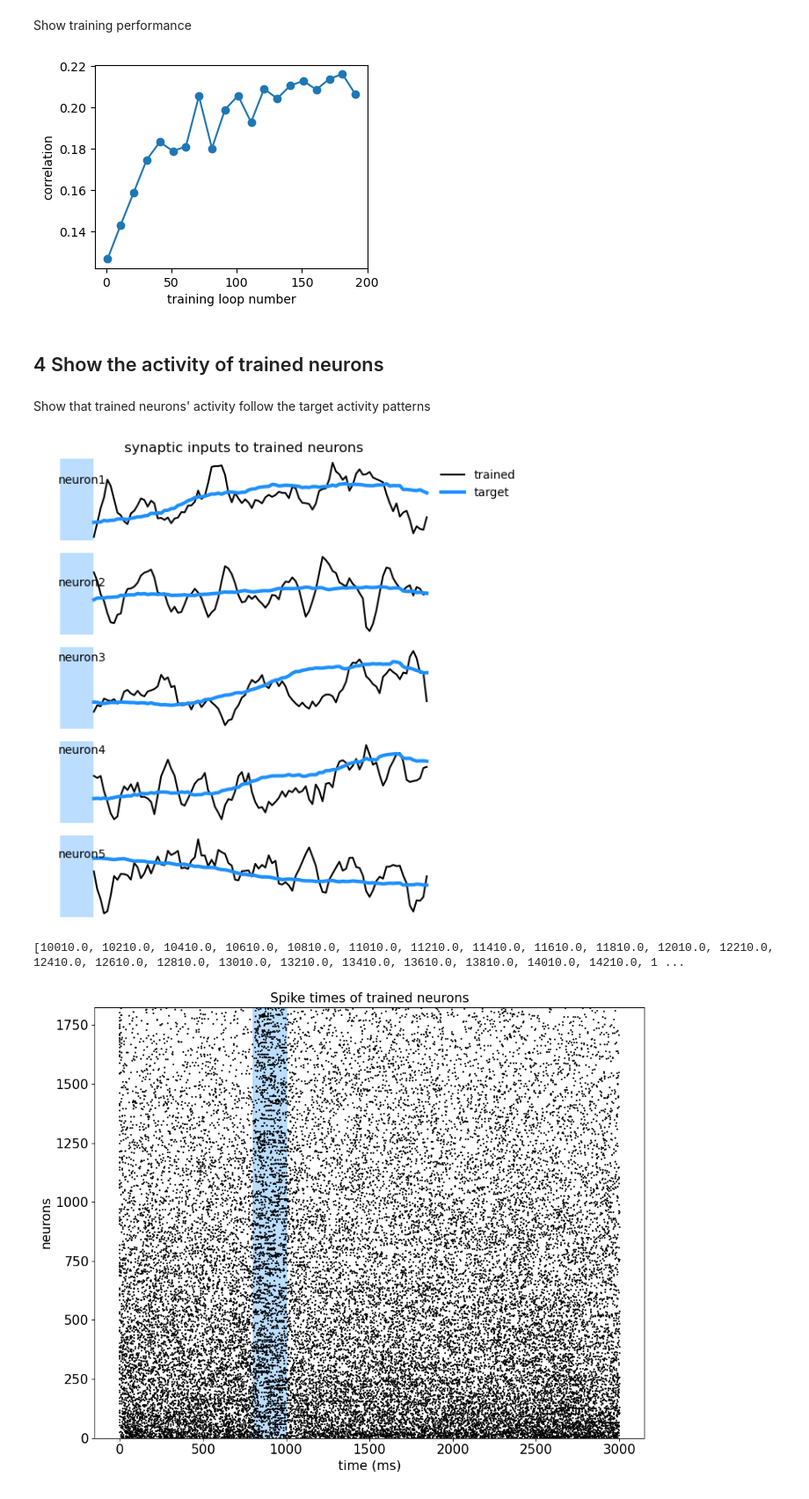
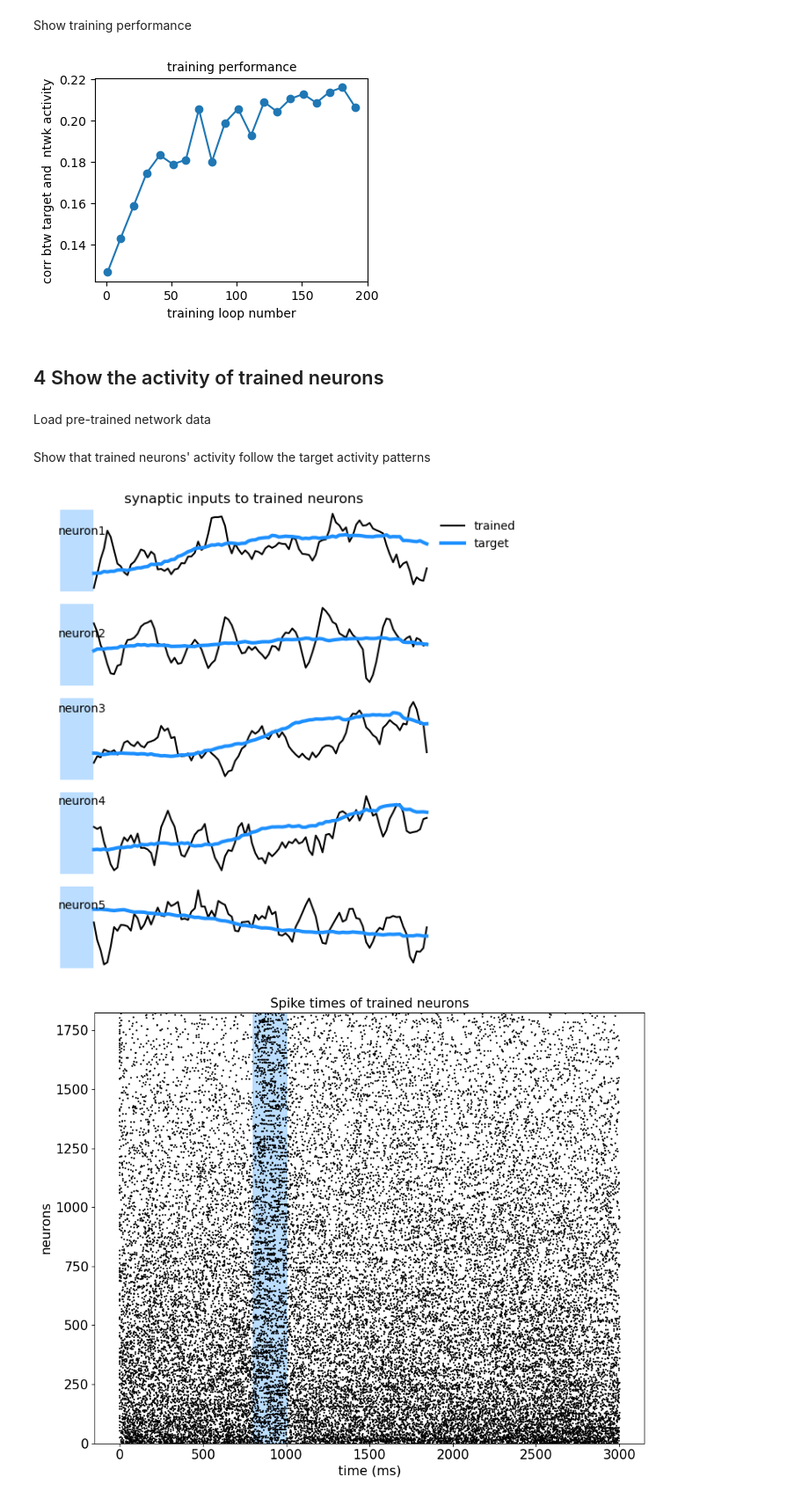
Before and after one commit to chrismkkim/TutorialCNS2025, a Jupyter notebook: train_spiking_balanced.ipynb, the cells around one changed output. Shown: that part at 88% size. Drawn from its saved outputs; the diff is of its cells as text; code cells hidden in the pictures.

Commit message:
Updated train_spiking_balanced.ipynb (Chris Kim)
Updated train_spiking_balanced.ipynb (Chris Kim)

```diff
--- a/train_spiking_balanced.ipynb
+++ b/train_spiking_balanced.ipynb
@@ -258,23 +271,24 @@ Show training performance
 # %%
 #Check correlation between xtarg and xtotal
 loop_numbers = range(1, stop=p.nloop, step=10)
 corr_vals=Float64[]
 
 for l in 10:10:p.nloop
     filename = dirNetwork * "_performance_R_loop$(l).txt"
     corr = [parse(Float64, item) for item in readlines(filename)][1]
     push!(corr_vals, corr)
 end
 figure(figsize=(4,3))
 plot(loop_numbers, corr_vals,"-o")
-ylabel("correlation")
-xlabel("training loop number")
+title("training performance", fontsize=10)
+ylabel("corr btw target and  ntwk activity", fontsize=10)
+xlabel("training loop number", fontsize=10)
 PyPlot.display_figs()
 # %% [output]
-[figure, old version]
+[figure, new version]
 # %% [markdown]
 ## 4 Show the activity of trained neurons
 # %% [markdown]
-Show that trained neurons' activity follow the target activity patterns
+Load pre-trained network data
 # %%
 iloop=200
@@ -284,17 +300,19 @@ ns_trained = load(dirNetwork * "ns_$(iloop).jld")["ns"];
+# %% [markdown]
+Show that trained neurons' activity follow the target activity patterns
 # %%
 # compare synaptic activity and its target activity
 tvec = collect((p.stim_off+1)/p.dt:p.learn_every/p.dt:p.train_time/p.dt);
 ttarg = collect((p.stim_off+1)/p.dt:p.learn_every/p.dt:p.train_time/p.dt); #.+ 2000.0
-print(tvec)
 
 figure(figsize=(6,6))
 for ci = 1:5
     subplot(5,1,ci)
-    # ci_rnd = shuffle(collect(1:Ntrained))[1]
-    cell_model = matchedCells[ci]
-    cell_alm   = almOrd[ci]
+    ci_rnd = shuffle(collect(1:Ntrained))[1]
+    cell_model = matchedCells_pretrained[ci]
+    cell_alm   = almOrd_pretrained[ci]
     axvspan(p.stim_on/p.dt, p.stim_off/p.dt, color="dodgerblue", alpha=0.3, ec="None")
-    plot(tvec, xtotal[:,cell_model].+p.muemax, c="k", label = "trained")
+    # plot(tvec, xtotal[:,cell_model].+p.muemax, c="k", label = "trained")
+    plot(tvec, xtotal_pretrained[:,cell_model].+p.muemax, c="k", label = "trained")
     plot(ttarg, xtarg[1][2:end,cell_alm], c="dodgerblue", lw=3, label="target")
     annotate("neuron$(ci)", ((p.stim_on/p.dt)-100,maximum(xtarg[1][2:end,cell_alm])), fontsize=10)
     if ci ==1
@@ -307,7 +325,6 @@ tight_layout()
 PyPlot.display_figs()
 # %% [output]
 [figure]
-[10010.0, 10210.0, 10410.0, 10610.0, 10810.0, 11010.0, 11210.0, 11410.0, 11610.0, 11810.0, 12010.0, 12210.0, 12410.0, 12610.0, 12810.0, 13010.0, 13210.0, 13410.0, 13610.0, 13810.0, 14010.0, 14210.0, 1 ...
 # %%
 # Show spike times of a population of neurons
 figure(figsize=(10,8))
```
Also changed, not shown: parts of 16 cells of this notebook.
